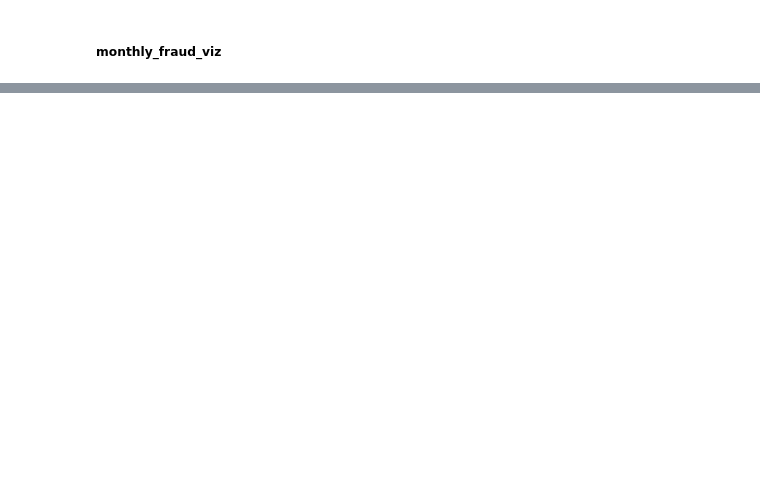
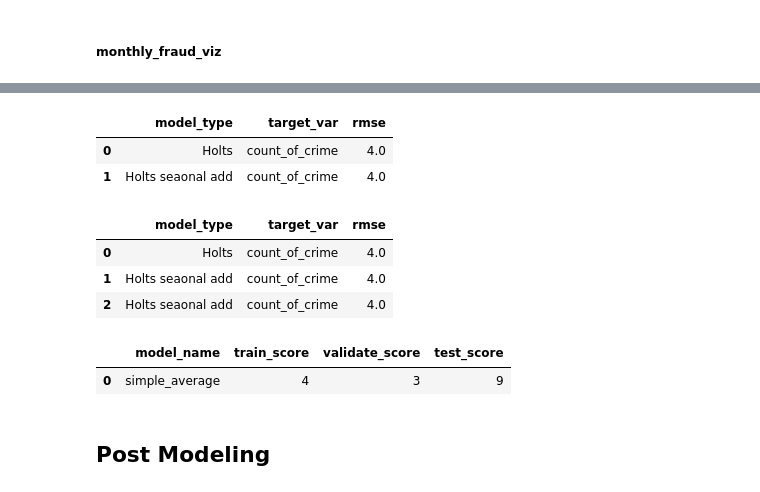
Before and after one commit to cristinalucin/boston-crime-data-project, a Jupyter notebook: Project Notebook.ipynb, the cells around one changed output, grey strips where cells are left out. Cells and saved outputs as stored; diff of their text form; code cells hidden in the pictures; blank space fills up the shorter version.

```diff
--- a/Project Notebook.ipynb
+++ b/Project Notebook.ipynb
@@ -2944,0 +2860,8 @@ evaluate_holt_models(train,validate,test)
+# %%
+eval_df = append_eval_df(model_type = 'Holts seaonal add',
+                             target_var = 'count_of_crime')
+eval_df
+# %% [output]
+|  | model_type | target_var | rmse |
+| 0 | Holts | count_of_crime | 4.0 |
+| 1 | Holts seaonal add | count_of_crime | 4.0 |
@@ -2944,0 +2903,39 @@ evaluate_holt_models(train,validate,test)
+# %%
+evaluate_holt_models(train,validate,test)
+# %% [output]
+|  | model_type | target_var | rmse |
+| 0 | Holts | count_of_crime | 4.0 |
+| 1 | Holts seaonal add | count_of_crime | 4.0 |
+| 2 | Holts seaonal add | count_of_crime | 4.0 |
+# %%
+def eval_simple_test(train,validate,test):
+    '''This function evaluates simple average model, taking in train, validate
+    and test, and producing a dataframe with their performances on train,validate and test'''
+    #Making predictions dataframes
+    predictions_train = pd.DataFrame(index=train.index)
+    predictions_validate = pd.DataFrame(index=validate.index)
+    predictions_test = pd.DataFrame(index=test.index)
+
+    #Creating scores dataframe
+    scores = pd.DataFrame(columns=['model_name', 'train_score', 'validate_score', 'test_score'])
+
+    #Simple average
+    avg_crime = round(train['count_of_crime'].mean(), 2)
+    predictions_train['simple_average'] = avg_crime
+    predictions_validate['simple_average'] = avg_crime
+    predictions_test['simple_average'] = avg_crime
+    RMSE_train = round(np.sqrt(mean_squared_error(train['count_of_crime'], predictions_train['simple_average'])))
+    RMSE_validate = round(np.sqrt(mean_squared_error(validate['count_of_crime'], predictions_validate['simple_average'])))
+    RMSE_test=round(np.sqrt(mean_squared_error(test['count_of_crime'], predictions_test['simple_average'])))
+    model_name='simple_average'
+    scores.loc[len(scores)] = [model_name, RMSE_train, RMSE_validate, RMSE_test]
+
+
+    return scores
+# %%
+eval_simple_test(train,validate,test)
+# %% [output]
+|  | model_name | train_score | validate_score | test_score |
+| 0 | simple_average | 4 | 3 | 9 |
+# %% [markdown]
+## Post Modeling
```
Also changed, not shown: parts of 200 cells of this notebook, 4 other files.
